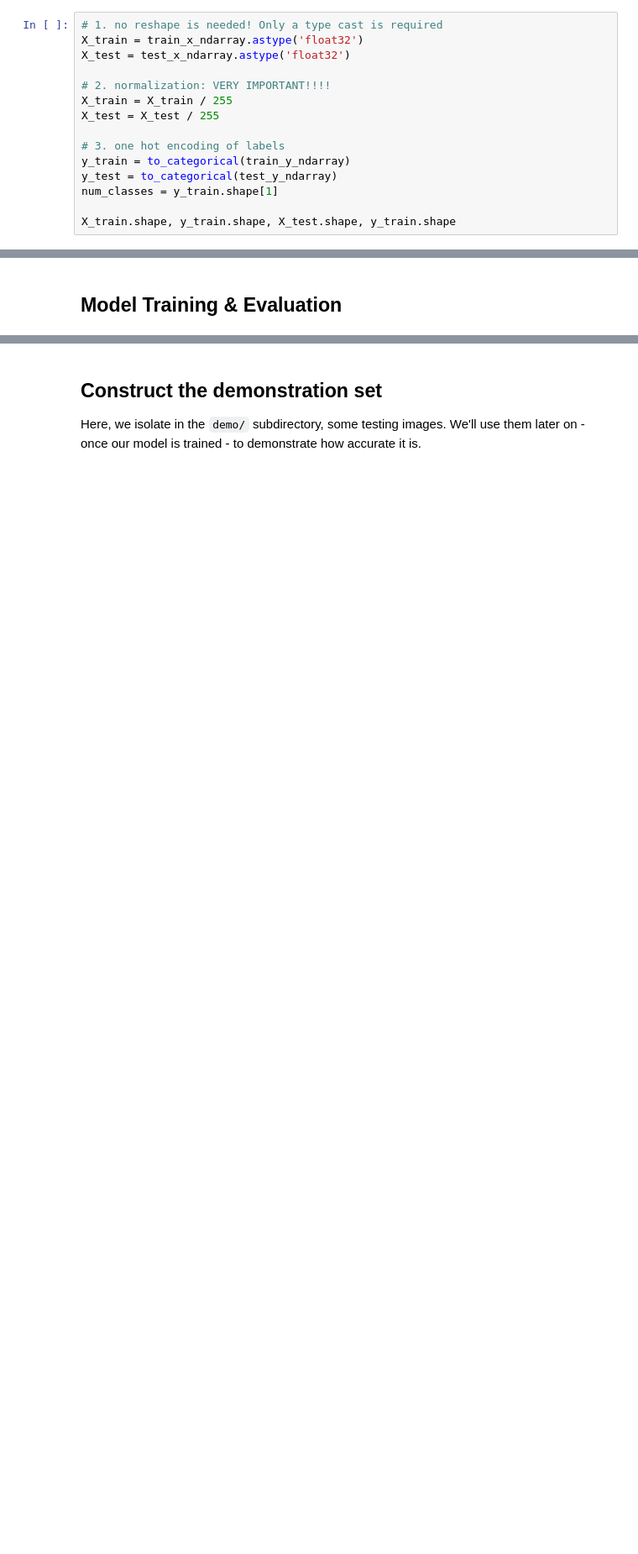
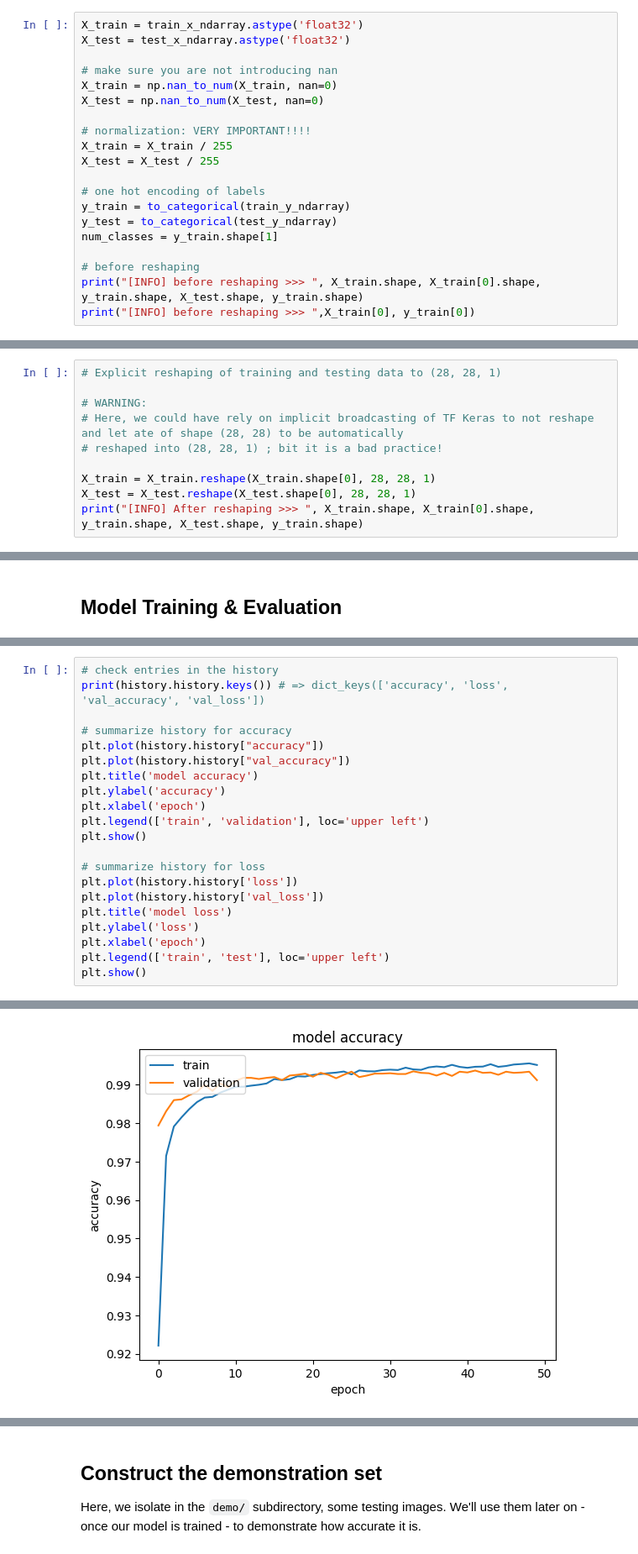
Before and after one commit to regisklaconsulting/become-ai-dev-part-1, a Jupyter notebook: Module-03/notebooks/mnist-cnn-classifier-LEVEL-HERO-DEMO-GPU.ipynb, the cells around one changed output, grey strips where cells are left out. Shown: that part at 84% size. Drawn from its saved outputs; the diff is of its cells as text; blank space fills up the shorter version.

```diff
--- a/Module-03/notebooks/mnist-cnn-classifier-LEVEL-HERO-DEMO-GPU.ipynb
+++ b/Module-03/notebooks/mnist-cnn-classifier-LEVEL-HERO-DEMO-GPU.ipynb
@@ -149,15 +200,20 @@ model.summary()
 # %%
-# 1. no reshape is needed! Only a type cast is required
 X_train = train_x_ndarray.astype('float32')
 X_test = test_x_ndarray.astype('float32')
 
-# 2. normalization: VERY IMPORTANT!!!!
+# make sure you are not introducing nan
+X_train = np.nan_to_num(X_train, nan=0)
+X_test = np.nan_to_num(X_test, nan=0)
+
+# normalization: VERY IMPORTANT!!!!
 X_train = X_train / 255
 X_test = X_test / 255
 
-# 3. one hot encoding of labels
+# one hot encoding of labels
 y_train = to_categorical(train_y_ndarray)
 y_test = to_categorical(test_y_ndarray)
 num_classes = y_train.shape[1]
 
-X_train.shape, y_train.shape, X_test.shape, y_train.shape
+# before reshaping
+print("[INFO] before reshaping >>> ", X_train.shape, X_train[0].shape, y_train.shape, X_test.shape, y_train.shape)
+print("[INFO] before reshaping >>> ",X_train[0], y_train[0])
@@ -163,0 +238,10 @@ X_train.shape, y_train.shape, X_test.shape, y_train.shape
+# %%
+# Explicit reshaping of training and testing data to (28, 28, 1)
+
+# WARNING:
+# Here, we could have rely on implicit broadcasting of TF Keras to not reshape and let ate of shape (28, 28) to be automatically
+# reshaped into (28, 28, 1) ; bit it is a bad practice!
+
+X_train = X_train.reshape(X_train.shape[0], 28, 28, 1)
+X_test = X_test.reshape(X_test.shape[0], 28, 28, 1)
+print("[INFO] After reshaping >>> ", X_train.shape, X_train[0].shape, y_train.shape, X_test.shape, y_train.shape)
@@ -184,0 +299,22 @@ print("\n[INFO] Model Val Accuracy: %.2f%%, Error: %.2f%%" % (scores[1]*100, 100
+# %%
+# check entries in the history
+print(history.history.keys()) # => dict_keys(['accuracy', 'loss', 'val_accuracy', 'val_loss'])
+
+# summarize history for accuracy
+plt.plot(history.history["accuracy"])
+plt.plot(history.history["val_accuracy"])
+plt.title('model accuracy')
+plt.ylabel('accuracy')
+plt.xlabel('epoch')
+plt.legend(['train', 'validation'], loc='upper left')
+plt.show()
+
+# summarize history for loss
+plt.plot(history.history['loss'])
+plt.plot(history.history['val_loss'])
+plt.title('model loss')
+plt.ylabel('loss')
+plt.xlabel('epoch')
+plt.legend(['train', 'test'], loc='upper left')
+plt.show()
+# %% [output]
@@ -184,0 +322 @@ print("\n[INFO] Model Val Accuracy: %.2f%%, Error: %.2f%%" % (scores[1]*100, 100
+[figure, added]
```
Also changed, not shown: parts of 16 cells of this notebook, 3 other files.
